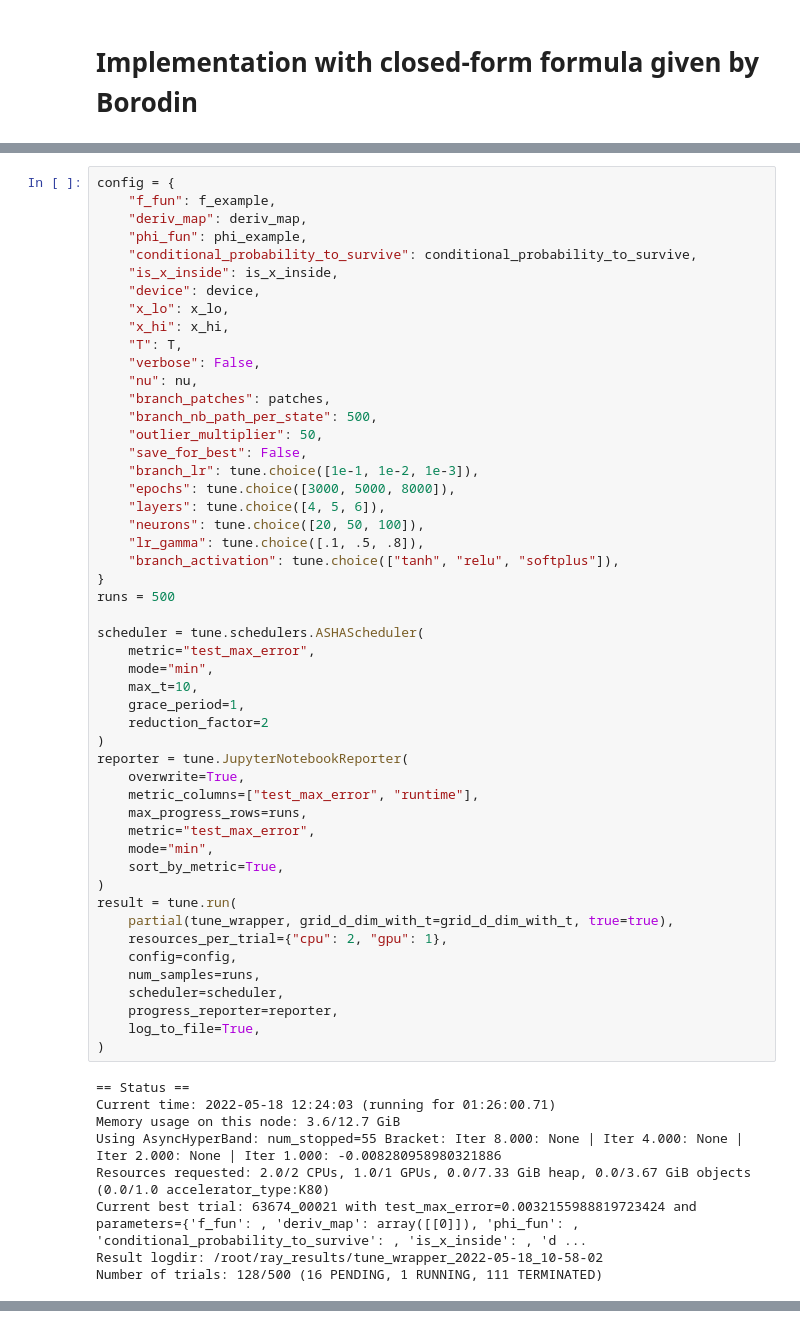
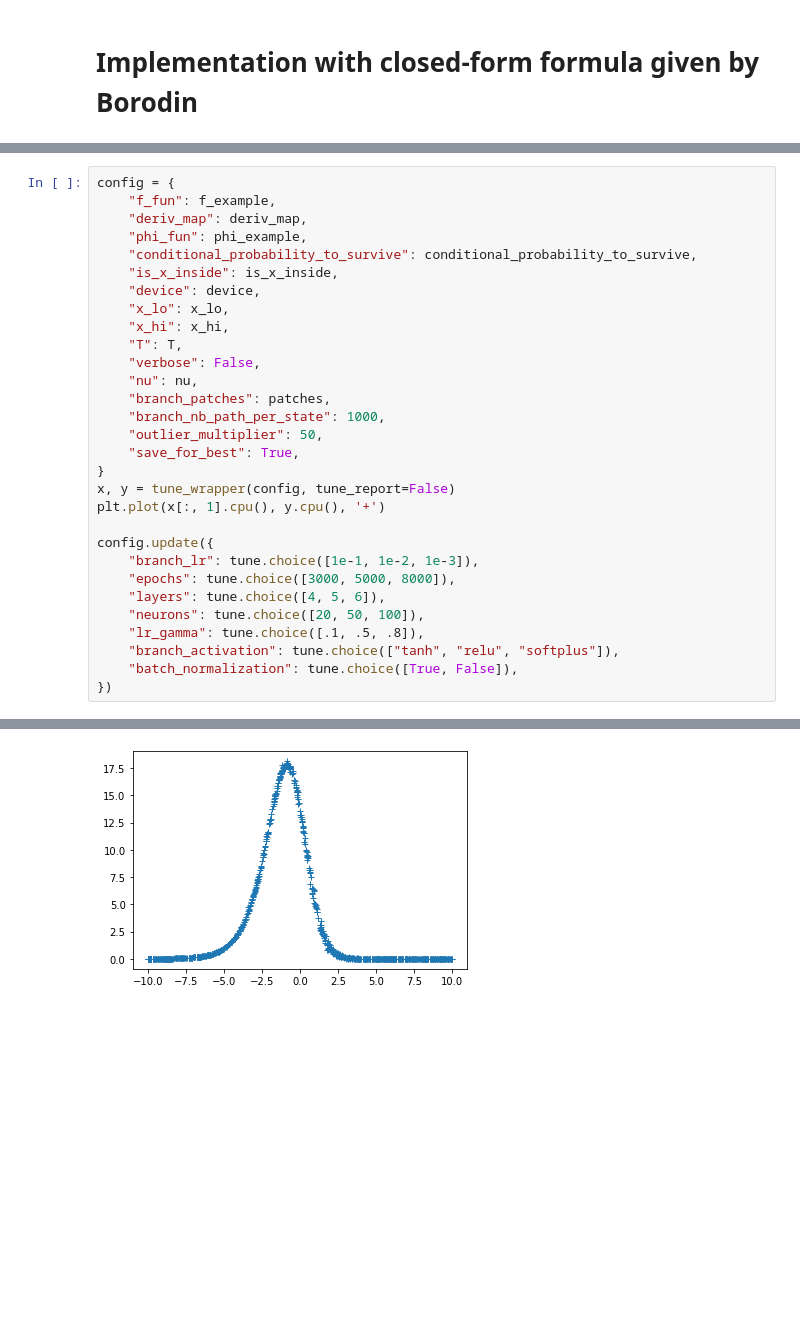
Before and after one commit to nguwijy/deep_branching_with_domain, a Jupyter notebook: parameter_tuning.ipynb, the cells around one changed output, grey strips where cells are left out. Cells and saved outputs as stored; diff of their text form; blank space fills up the shorter version.

Commit message:
test: use the best parameter (by parameter_tuning.ipynb) to run branch.py, the resuls for kuramoto is still not very good

```diff
--- a/parameter_tuning.ipynb
+++ b/parameter_tuning.ipynb
@@ -130,48 +111,20 @@ config = {
     "verbose": False,
     "nu": nu,
     "branch_patches": patches,
-    "branch_nb_path_per_state": 500,
+    "branch_nb_path_per_state": 1000,
     "outlier_multiplier": 50,
-    "save_for_best": False,
+    "save_for_best": True,
+}
+x, y = tune_wrapper(config, tune_report=False)
+plt.plot(x[:, 1].cpu(), y.cpu(), '+')
+
+config.update({
     "branch_lr": tune.choice([1e-1, 1e-2, 1e-3]),
     "epochs": tune.choice([3000, 5000, 8000]),
     "layers": tune.choice([4, 5, 6]),
     "neurons": tune.choice([20, 50, 100]),
     "lr_gamma": tune.choice([.1, .5, .8]),
     "branch_activation": tune.choice(["tanh", "relu", "softplus"]),
-}
-runs = 500
-
-scheduler = tune.schedulers.ASHAScheduler(
-    metric="test_max_error",
-    mode="min",
-    max_t=10,
-    grace_period=1,
-    reduction_factor=2
-)
-reporter = tune.JupyterNotebookReporter(
-    overwrite=True,
-    metric_columns=["test_max_error", "runtime"],
-    max_progress_rows=runs,
-    metric="test_max_error",
-    mode="min",
-    sort_by_metric=True,
-)
-result = tune.run(
-    partial(tune_wrapper, grid_d_dim_with_t=grid_d_dim_with_t, true=true),
-    resources_per_trial={"cpu": 2, "gpu": 1},
-    config=config,
-    num_samples=runs,
-    scheduler=scheduler,
-    progress_reporter=reporter,
-    log_to_file=True,
-)
+    "batch_normalization": tune.choice([True, False]),
+})
 # %% [output]
-== Status ==
-Current time: 2022-05-18 12:24:03 (running for 01:26:00.71)
-Memory usage on this node: 3.6/12.7 GiB
-Using AsyncHyperBand: num_stopped=55 Bracket: Iter 8.000: None | Iter 4.000: None | Iter 2.000: None | Iter 1.000: -0.008280958980321886
-Resources requested: 2.0/2 CPUs, 1.0/1 GPUs, 0.0/7.33 GiB heap, 0.0/3.67 GiB objects (0.0/1.0 accelerator_type:K80)
-Current best trial: 63674_00021 with test_max_error=0.0032155988819723424 and parameters={'f_fun': , 'deriv_map': array([[0]]), 'phi_fun': , 'conditional_probability_to_survive': , 'is_x_inside': , 'd ...
-Result logdir: /root/ray_results/tune_wrapper_2022-05-18_10-58-02
-Number of trials: 128/500 (16 PENDING, 1 RUNNING, 111 TERMINATED)
@@ -194,0 +131 @@ Number of trials: 128/500 (16 PENDING, 1 RUNNING, 111 TERMINATED)
+[figure, added]
```
Also changed, not shown: parts of 9 cells of this notebook, 1 other file.
